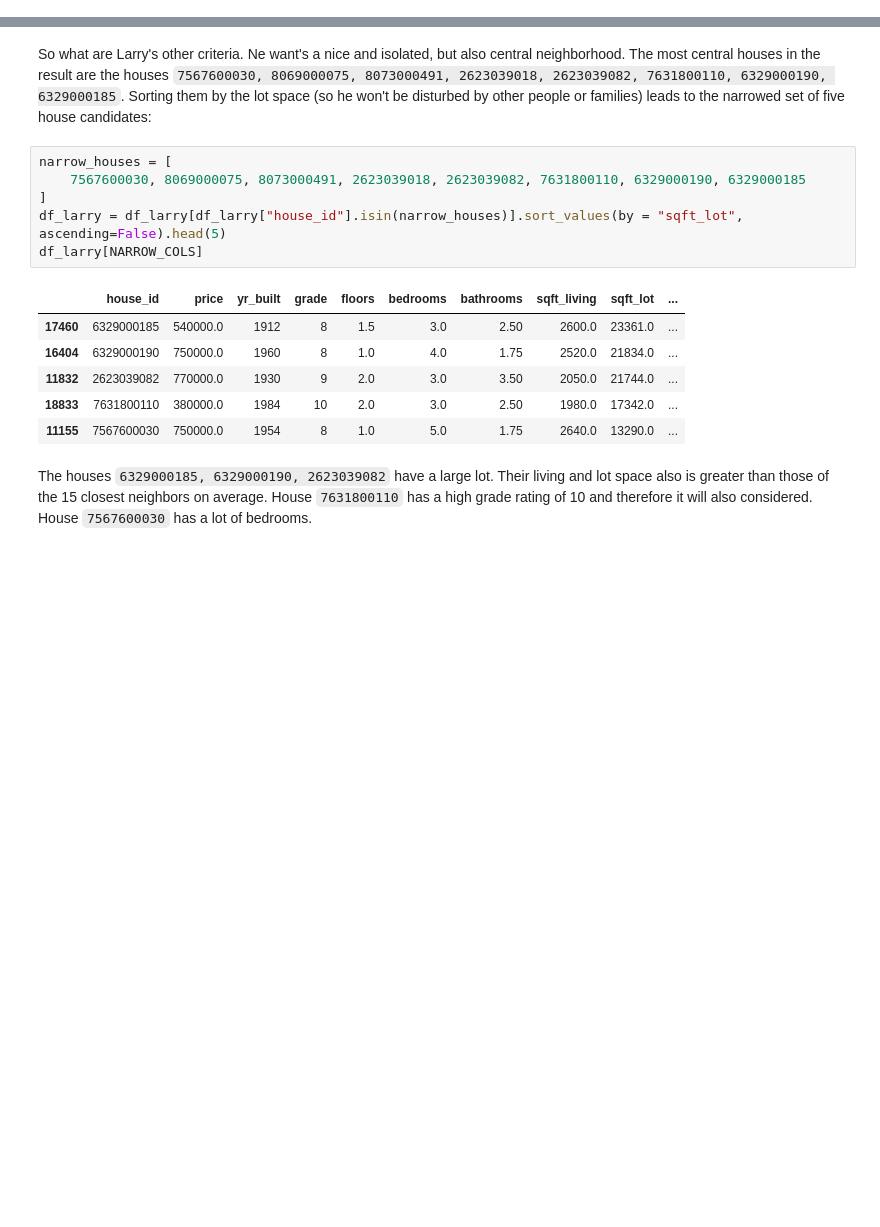
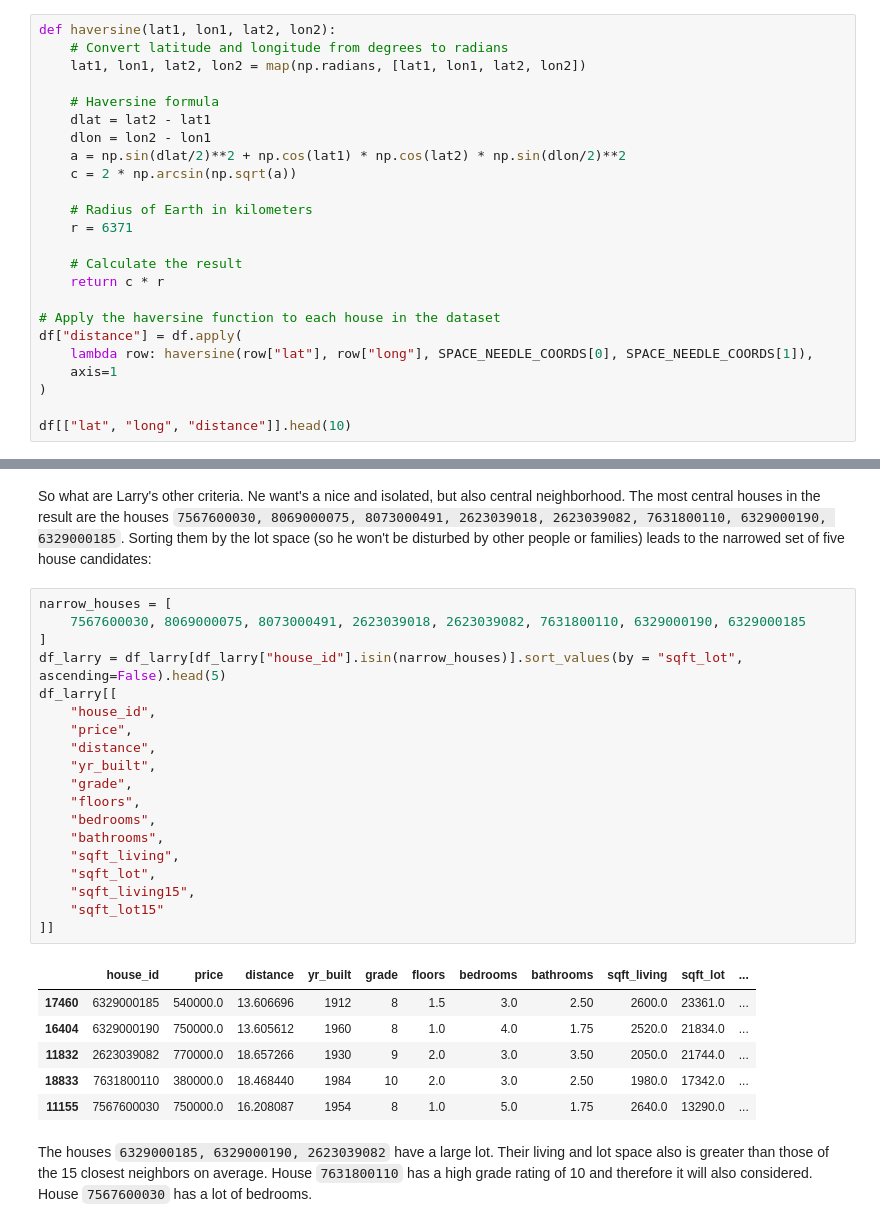
Before and after one commit to christian-reimann/ds-eda-project, a Jupyter notebook: reimann_eda.ipynb, the cells around one changed output, grey strips where cells are left out. Drawn from its saved outputs; the diff is of its cells as text; blank space fills up the shorter version.

```diff
--- a/reimann_eda.ipynb
+++ b/reimann_eda.ipynb
@@ -224,0 +217,24 @@ df[["price", "sqft_living", "sqft_lot", "price_per_sqft_living", "price_per_sqft
+# %%
+def haversine(lat1, lon1, lat2, lon2):
+    # Convert latitude and longitude from degrees to radians
+    lat1, lon1, lat2, lon2 = map(np.radians, [lat1, lon1, lat2, lon2])
+
+    # Haversine formula
+    dlat = lat2 - lat1
+    dlon = lon2 - lon1
+    a = np.sin(dlat/2)**2 + np.cos(lat1) * np.cos(lat2) * np.sin(dlon/2)**2
+    c = 2 * np.arcsin(np.sqrt(a))
+
+    # Radius of Earth in kilometers
+    r = 6371
+
+    # Calculate the result
+    return c * r
+
+# Apply the haversine function to each house in the dataset
+df["distance"] = df.apply(
+    lambda row: haversine(row["lat"], row["long"], SPACE_NEEDLE_COORDS[0], SPACE_NEEDLE_COORDS[1]),
+    axis=1
+)
+
+df[["lat", "long", "distance"]].head(10)
@@ -479,16 +557,29 @@ So what are Larry's other criteria. Ne want's a nice and isolated, but also cent
 # %%
 narrow_houses = [
     7567600030, 8069000075, 8073000491, 2623039018, 2623039082, 7631800110, 6329000190, 6329000185
 ]
 df_larry = df_larry[df_larry["house_id"].isin(narrow_houses)].sort_values(by = "sqft_lot", ascending=False).head(5)
-df_larry[NARROW_COLS]
+df_larry[[
+    "house_id",
+    "price",
+    "distance",
+    "yr_built",
+    "grade",
+    "floors",
+    "bedrooms",
+    "bathrooms",
+    "sqft_living",
+    "sqft_lot",
+    "sqft_living15",
+    "sqft_lot15"
+]]
 # %% [output]
-|  | house_id | price | yr_built | grade | floors | bedrooms | bathrooms | sqft_living | sqft_lot | ... |
-| 17460 | 6329000185 | 540000.0 | 1912 | 8 | 1.5 | 3.0 | 2.50 | 2600.0 | 23361.0 | ... |
-| 16404 | 6329000190 | 750000.0 | 1960 | 8 | 1.0 | 4.0 | 1.75 | 2520.0 | 21834.0 | ... |
-| 11832 | 2623039082 | 770000.0 | 1930 | 9 | 2.0 | 3.0 | 3.50 | 2050.0 | 21744.0 | ... |
-| 18833 | 7631800110 | 380000.0 | 1984 | 10 | 2.0 | 3.0 | 2.50 | 1980.0 | 17342.0 | ... |
-| 11155 | 7567600030 | 750000.0 | 1954 | 8 | 1.0 | 5.0 | 1.75 | 2640.0 | 13290.0 | ... |
+|  | house_id | price | distance | yr_built | grade | floors | bedrooms | bathrooms | sqft_living | sqft_lot | ... |
+| 17460 | 6329000185 | 540000.0 | 13.606696 | 1912 | 8 | 1.5 | 3.0 | 2.50 | 2600.0 | 23361.0 | ... |
+| 16404 | 6329000190 | 750000.0 | 13.605612 | 1960 | 8 | 1.0 | 4.0 | 1.75 | 2520.0 | 21834.0 | ... |
+| 11832 | 2623039082 | 770000.0 | 18.657266 | 1930 | 9 | 2.0 | 3.0 | 3.50 | 2050.0 | 21744.0 | ... |
+| 18833 | 7631800110 | 380000.0 | 18.468440 | 1984 | 10 | 2.0 | 3.0 | 2.50 | 1980.0 | 17342.0 | ... |
+| 11155 | 7567600030 | 750000.0 | 16.208087 | 1954 | 8 | 1.0 | 5.0 | 1.75 | 2640.0 | 13290.0 | ... |
 # %% [markdown]
 The houses `6329000185, 6329000190, 2623039082` have a large lot. Their living and lot space also is greater than those of the 15 closest neighbors on average. House `7631800110` has a high grade rating of 10 and therefore it will also considered. House `7567600030` has a lot of bedrooms.
 # %%
```
Also changed, not shown: parts of 24 cells of this notebook.
